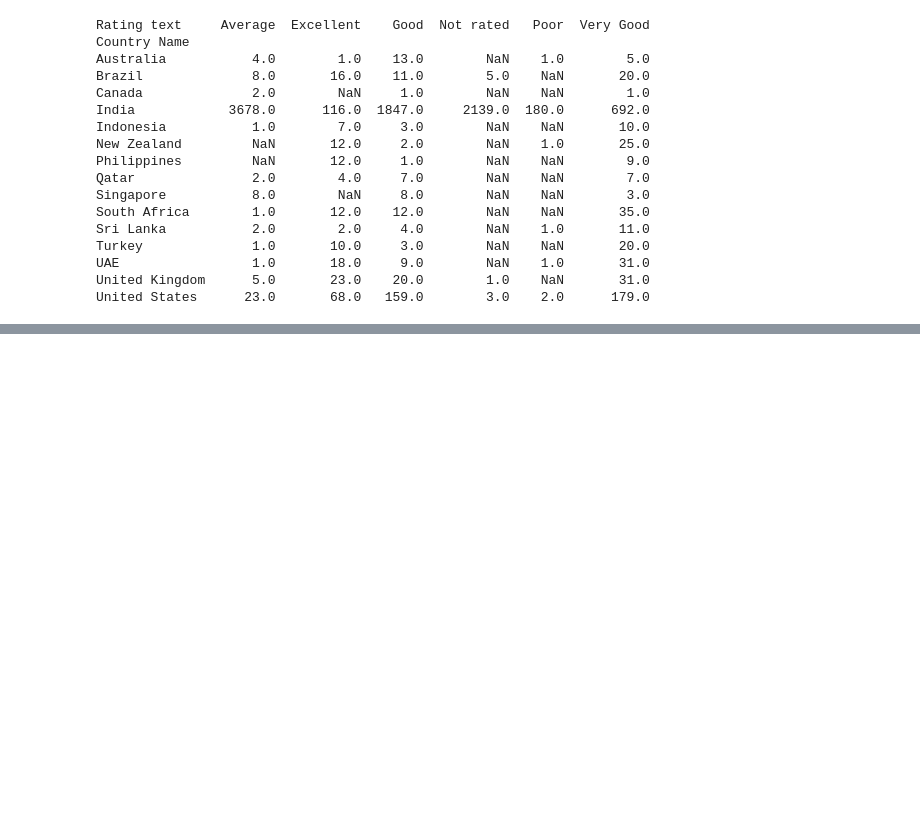
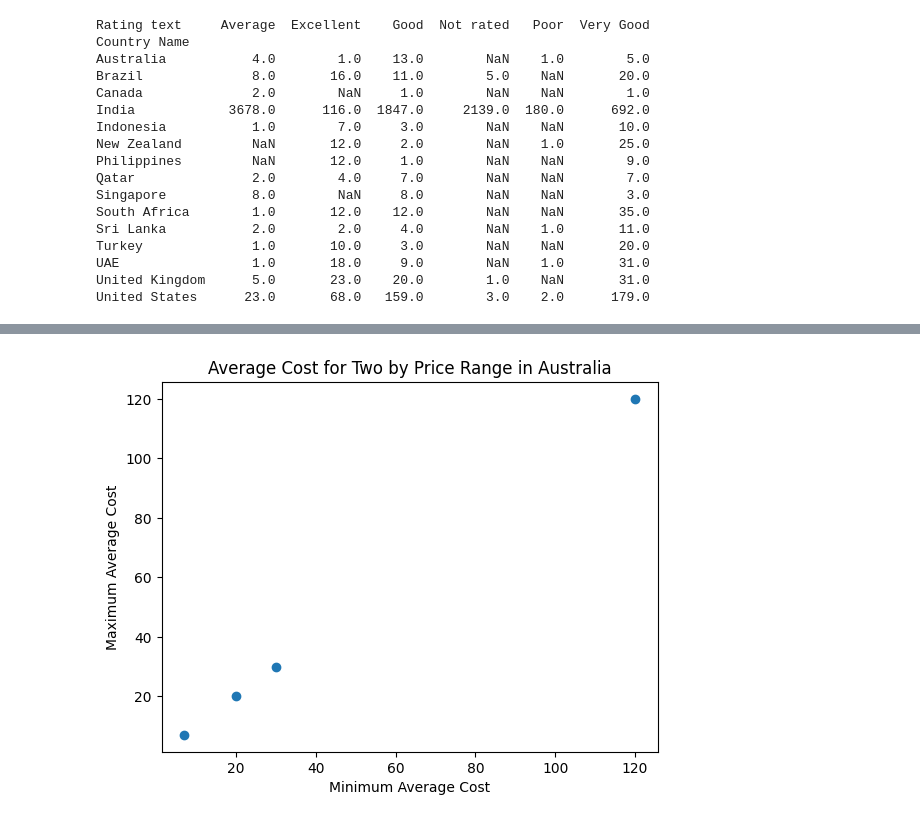
Before and after one commit to dhruv8112/intership, a Jupyter notebook: Copy_of_14_may.ipynb, the cells around one changed output, grey strips where cells are left out. Saved outputs shown, nothing was run; the diff lists cells and outputs as text; code cells hidden in the pictures; blank space fills up the shorter version.

```diff
--- a/Copy_of_14_may.ipynb
+++ b/Copy_of_14_may.ipynb
@@ -901,0 +994,10 @@ United States      23.0       68.0   159.0        3.0    2.0      179.0
+# %%
+
+
+import pandas as pd
+
+# Read the CSV file into a DataFrame
+df = pd.read_csv('/content/sample_data/updated_dataset.csv')
+
+# Convert 'Average Cost for two' to numeric
+df['Average Cost for two'] = df['Average Cost for two'].astype(float)
@@ -901,0 +1028,3 @@ United States      23.0       68.0   159.0        3.0    2.0      179.0
+# %%
+range_max=df.groupby(['Price range' , 'Country Name'])['Average Cost for two'].max().unstack()
+print(range_max)
@@ -901,0 +1052,17 @@ United States      23.0       68.0   159.0        3.0    2.0      179.0
+# %%
+
+
+import matplotlib.pyplot as plt
+
+# Create the scatter plot
+plt.scatter(range['Australia'], range_max['Australia'])
+
+# Set the title and axis labels
+plt.title('Average Cost for Two by Price Range in Australia')
+plt.xlabel('Minimum Average Cost')
+plt.ylabel('Maximum Average Cost')
+
+# Show the plot
+plt.show()
+# %% [output]
+[figure, added]
```
Also changed, not shown: parts of 10 cells of this notebook.
